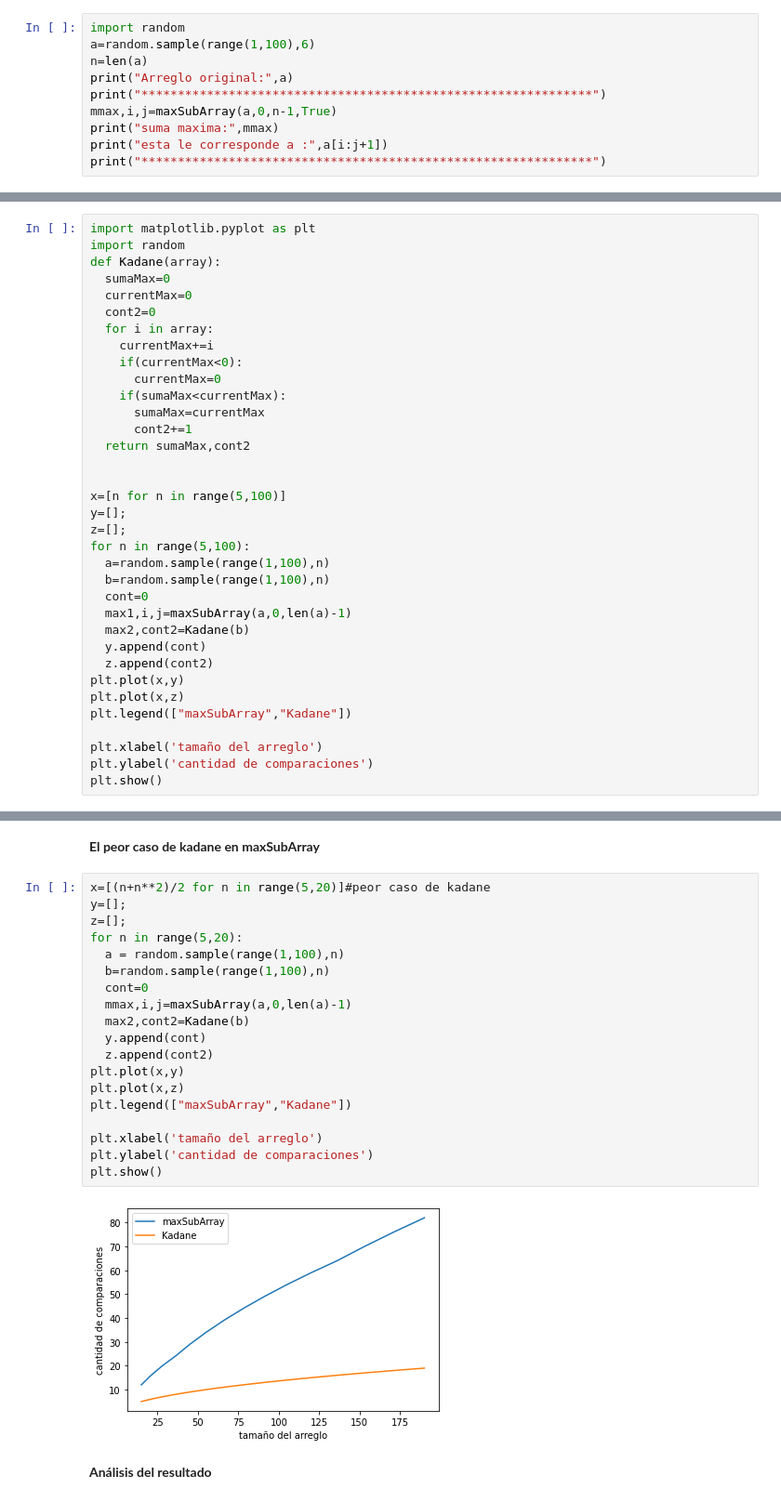
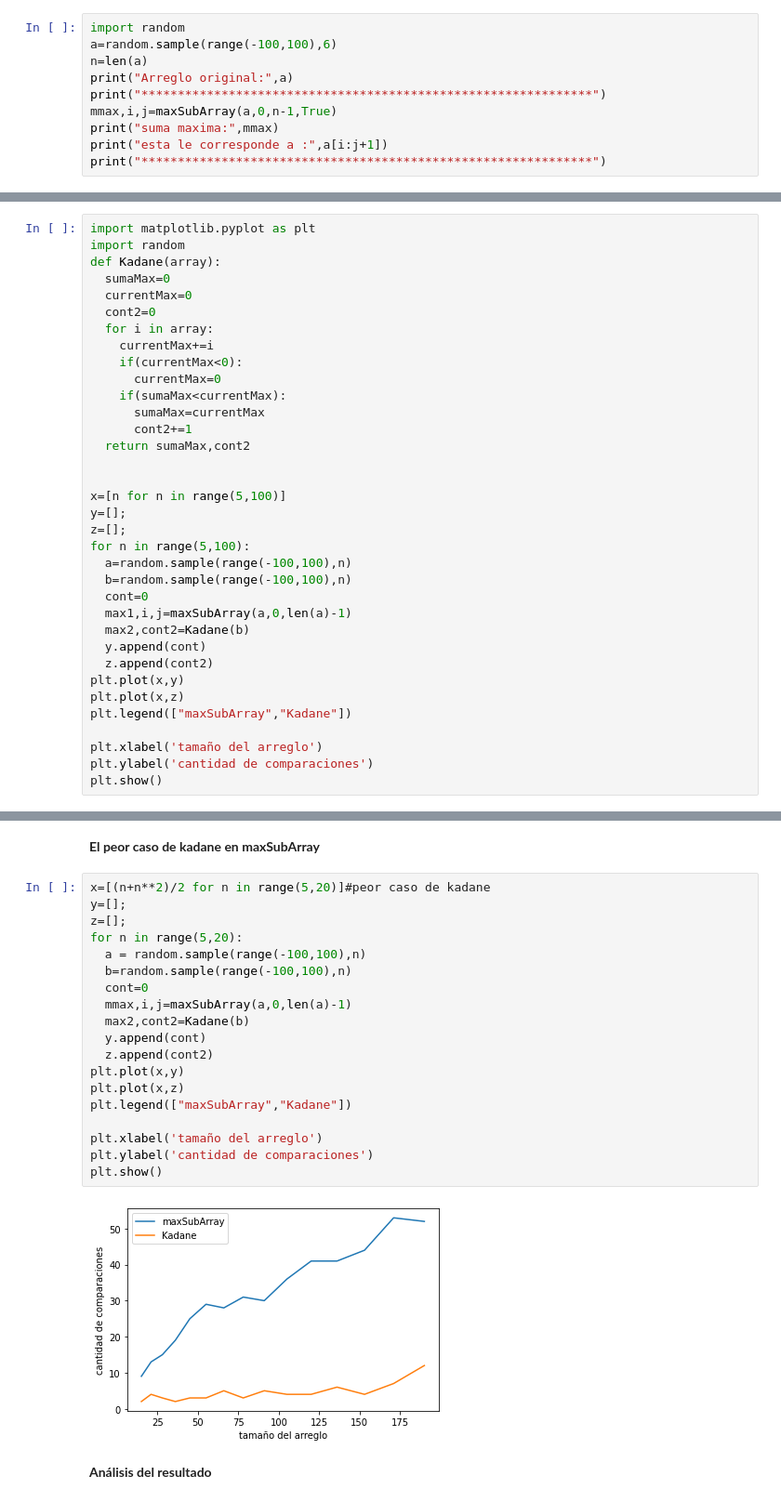
Before and after one commit to Scrabby1/ADA-Informes, a Jupyter notebook: Informe_SubArreglo_maximo.ipynb, the cells around one changed output, grey strips where cells are left out. Shown at 93% size. Drawn from its saved outputs; the diff is of its cells as text.

```diff
--- a/Informe_SubArreglo_maximo.ipynb
+++ b/Informe_SubArreglo_maximo.ipynb
@@ -127,7 +127,7 @@ Esta es la mayor suma de todas, por lo tanto es la mayor suma del arreglo
 **Ejecución con la función verbose=True**
 # %%
 import random
-a=random.sample(range(1,100),6)
+a=random.sample(range(-100,100),6)
 n=len(a)
 print("Arreglo original:",a)
 print("**************************************************************")
@@ -241,8 +241,8 @@ x=[n for n in range(5,100)]
 y=[];
 z=[];
 for n in range(5,100):
-  a=random.sample(range(1,100),n)
-  b=random.sample(range(1,100),n)
+  a=random.sample(range(-100,100),n)
+  b=random.sample(range(-100,100),n)
   cont=0
   max1,i,j=maxSubArray(a,0,len(a)-1)
   max2,cont2=Kadane(b)
@@ -266,24 +266,24 @@ Como se puede apreciar en el gráfico, kadane realiza una menor cantidad de comp
 # %%
 x=[(n+n**2)/2 for n in range(5,20)]#peor caso de kadane
 y=[];
 z=[];
 for n in range(5,20):
-  a = random.sample(range(1,100),n)
-  b=random.sample(range(1,100),n)
+  a = random.sample(range(-100,100),n)
+  b=random.sample(range(-100,100),n)
   cont=0
   mmax,i,j=maxSubArray(a,0,len(a)-1)
   max2,cont2=Kadane(b)
   y.append(cont)
   z.append(cont2)
 plt.plot(x,y)
 plt.plot(x,z)
 plt.legend(["maxSubArray","Kadane"])
 
 plt.xlabel('tamaño del arreglo')
 plt.ylabel('cantidad de comparaciones')
 plt.show()
 # %% [output]
-[figure, old version]
+[figure, new version]
 # %% [markdown]
 **Análisis del resultado**
 # %% [markdown]
```
Also changed, not shown: parts of 2 cells of this notebook.
